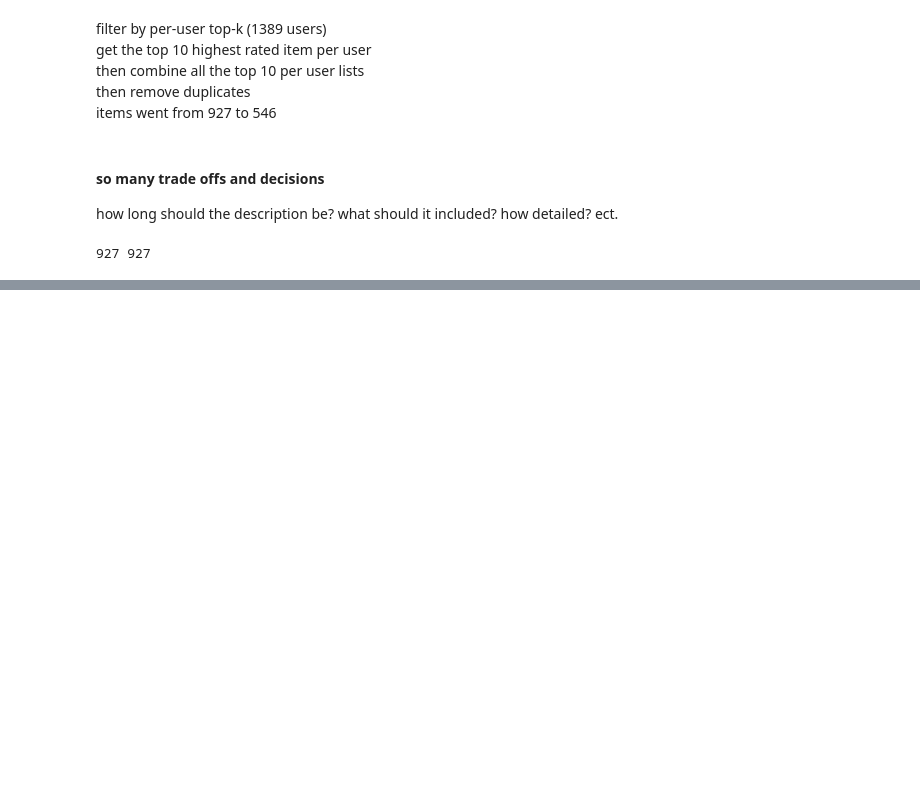
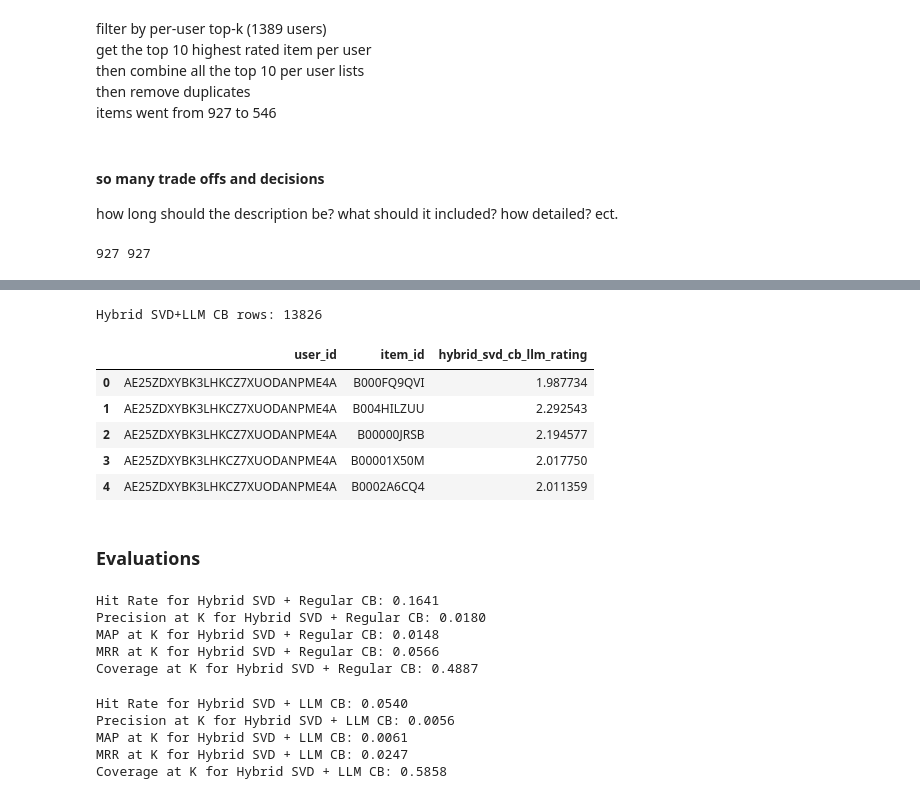
Before and after one commit to Armin-Irvije/Web-Recommender-Systems, a Jupyter notebook: week11.ipynb, the cells around one changed output, grey strips where cells are left out. Cells and saved outputs as stored; diff of their text form; code cells hidden in the pictures; blank space fills up the shorter version.

```diff
--- a/week11.ipynb
+++ b/week11.ipynb
@@ -413,0 +581,70 @@ just do a top k bruh
+# %%
+# Combine SVD and LLM CB predictions using the weighted sum function
+# Recall that we use top-k svd candidates, so we need to use candidate_items_svd
+cb_llm_subset = cb_out_llm[cb_out_llm["item_id"].isin(candidate_item_ids_svd)].copy()
+# The cb llm is already based on the candidates
+# This is redundant safety check, but ensures we only combine on the intended candidate set
+
+hybrid_svd_cb_llm = combine_predictions_weighted_sum(
+    df1=topk_per_user_svd,
+    df2=cb_llm_subset,
+    on_cols=["user_id", "item_id"],
+    rating_col1="svd_rating",
+    rating_col2="cb_rating",
+    alpha=0.5,
+    beta=0.5,
+    out_rating_col="hybrid_svd_cb_llm_rating"
+)
+print(f"Hybrid SVD+LLM CB rows: {len(hybrid_svd_cb_llm)}")
+hybrid_svd_cb_llm.head()
+# %% [output]
+Hybrid SVD+LLM CB rows: 13826
+|  | user_id | item_id | hybrid_svd_cb_llm_rating |
+| 0 | AE25ZDXYBK3LHKCZ7XUODANPME4A | B000FQ9QVI | 1.987734 |
+| 1 | AE25ZDXYBK3LHKCZ7XUODANPME4A | B004HILZUU | 2.292543 |
+| 2 | AE25ZDXYBK3LHKCZ7XUODANPME4A | B00000JRSB | 2.194577 |
+| 3 | AE25ZDXYBK3LHKCZ7XUODANPME4A | B00001X50M | 2.017750 |
+| 4 | AE25ZDXYBK3LHKCZ7XUODANPME4A | B0002A6CQ4 | 2.011359 |
+# %% [markdown]
+### Evaluations
+# %%
+# evaluate hybrid SVD + regular CB
+hr_hybrid_svd_cb = eh.calculate_hit_rate(test_df=test_df, recommendations_df=hybrid_svd_cb.rename(columns={"hybrid_svd_cb_rating": "hybrid_rating"}),prediction_col="hybrid_rating",k=10,relevance_threshold=3,user_col="user_id",item_col="item_id",rating_col="rating")
+# precision at k (test_df: pd.DataFrame, recommendations_df: pd.DataFrame, prediction_col: str, k: int = 10, relevance_threshold: float = 3, user_col: str = "user_id", item_col: str = "item_id", rating_col: str = "rating") -> float:
+precision_hybrid_svd_cb = eh.calculate_precision_at_k(test_df=test_df, recommendations_df=hybrid_svd_cb.rename(columns={"hybrid_svd_cb_rating": "hybrid_rating"}),prediction_col="hybrid_rating",k=10,relevance_threshold=3,user_col="user_id",item_col="item_id",rating_col="rating")
+# mean average precision at k
+_ , map_hybrid_svd_cb  = eh.calculate_map_at_k(test_df=test_df, recommendations_df=hybrid_svd_cb.rename(columns={"hybrid_svd_cb_rating": "hybrid_rating"}),prediction_col="hybrid_rating",k=10,relevance_threshold=3,user_col="user_id",item_col="item_id",rating_col="rating")
+# calculate mrr at k
+mrr_hybrid_svd_cb = eh.calculate_mrr_at_k(test_df=test_df, recommendations_df=hybrid_svd_cb.rename(columns={"hybrid_svd_cb_rating": "hybrid_rating"}),prediction_col="hybrid_rating",k=10,relevance_threshold=3,user_col="user_id",item_col="item_id",rating_col="rating")
+# calculate coverage, def calculate_coverage_at_k(test_df: pd.DataFrame, recommendations_df: pd.DataFrame, prediction_col: str, k: int = 10, catalog_items: Iterable | None = None, user_col: str = "user_id", item_col: str = "item_id") -> float:
+coverage_hybrid_svd_cb = eh.calculate_coverage_at_k(test_df=test_df, recommendations_df=hybrid_svd_cb.rename(columns={"hybrid_svd_cb_rating": "hybrid_rating"}),prediction_col="hybrid_rating",k=10,user_col="user_id",item_col="item_id")
+print(f"Hit Rate for Hybrid SVD + Regular CB: {hr_hybrid_svd_cb:.4f}")
+print(f"Precision at K for Hybrid SVD + Regular CB: {precision_hybrid_svd_cb:.4f}")
+print(f"MAP at K for Hybrid SVD + Regular CB: {map_hybrid_svd_cb:.4f}")
+print(f"MRR at K for Hybrid SVD + Regular CB: {mrr_hybrid_svd_cb:.4f}")
+print(f"Coverage at K for Hybrid SVD + Regular CB: {coverage_hybrid_svd_cb:.4f}")
+# %% [output]
+Hit Rate for Hybrid SVD + Regular CB: 0.1641
+Precision at K for Hybrid SVD + Regular CB: 0.0180
+MAP at K for Hybrid SVD + Regular CB: 0.0148
+MRR at K for Hybrid SVD + Regular CB: 0.0566
+Coverage at K for Hybrid SVD + Regular CB: 0.4887
+# %%
+# write same exact cell but for the hybrid SVD + LLM CB
+hr_hybrid_svd_cb_llm = eh.calculate_hit_rate(test_df=test_df, recommendations_df=hybrid_svd_cb_llm.rename(columns={"hybrid_svd_cb_llm_rating": "hybrid_rating"}),prediction_col="hybrid_rating",k=10,relevance_threshold=3,user_col="user_id",item_col="item_id",rating_col="rating")
+precision_hybrid_svd_cb_llm = eh.calculate_precision_at_k(test_df=test_df,  recommendations_df=hybrid_svd_cb_llm.rename(columns={"hybrid_svd_cb_llm_rating": "hybrid_rating"}),prediction_col="hybrid_rating",k=10,relevance_threshold=3,user_col="user_id",item_col="item_id",rating_col="rating")
+_ , map_hybrid_svd_cb_llm  = eh.calculate_map_at_k(test_df=test_df, recommendations_df=hybrid_svd_cb_llm.rename(columns={"hybrid_svd_cb_llm_rating": "hybrid_rating"}),prediction_col="hybrid_rating",k=10,relevance_threshold=3,user_col="user_id",item_col="item_id",rating_col="rating")
+mrr_hybrid_svd_cb_llm = eh.calculate_mrr_at_k(test_df=test_df, recommendations_df=hybrid_svd_cb_llm.rename(columns={"hybrid_svd_cb_llm_rating": "hybrid_rating"}),prediction_col="hybrid_rating",k=10,relevance_threshold=3,user_col="user_id",item_col="item_id",rating_col="rating")
+coverage_hybrid_svd_cb_llm = eh.calculate_coverage_at_k(test_df=test_df, recommendations_df=hybrid_svd_cb_llm.rename(columns={"hybrid_svd_cb_llm_rating": "hybrid_rating"}),prediction_col="hybrid_rating",k=10,user_col="user_id",item_col="item_id")
+# create a cleaner table printout
+print(f"Hit Rate for Hybrid SVD + LLM CB: {hr_hybrid_svd_cb_llm:.4f}")
+print(f"Precision at K for Hybrid SVD + LLM CB: {precision_hybrid_svd_cb_llm:.4f}")
+print(f"MAP at K for Hybrid SVD + LLM CB: {map_hybrid_svd_cb_llm:.4f}")
+print(f"MRR at K for Hybrid SVD + LLM CB: {mrr_hybrid_svd_cb_llm:.4f}")
+print(f"Coverage at K for Hybrid SVD + LLM CB: {coverage_hybrid_svd_cb_llm:.4f}")
+# %% [output]
+Hit Rate for Hybrid SVD + LLM CB: 0.0540
+Precision at K for Hybrid SVD + LLM CB: 0.0056
+MAP at K for Hybrid SVD + LLM CB: 0.0061
+MRR at K for Hybrid SVD + LLM CB: 0.0247
+Coverage at K for Hybrid SVD + LLM CB: 0.5858
```
Also changed, not shown: parts of 17 cells of this notebook, 2 other files.
